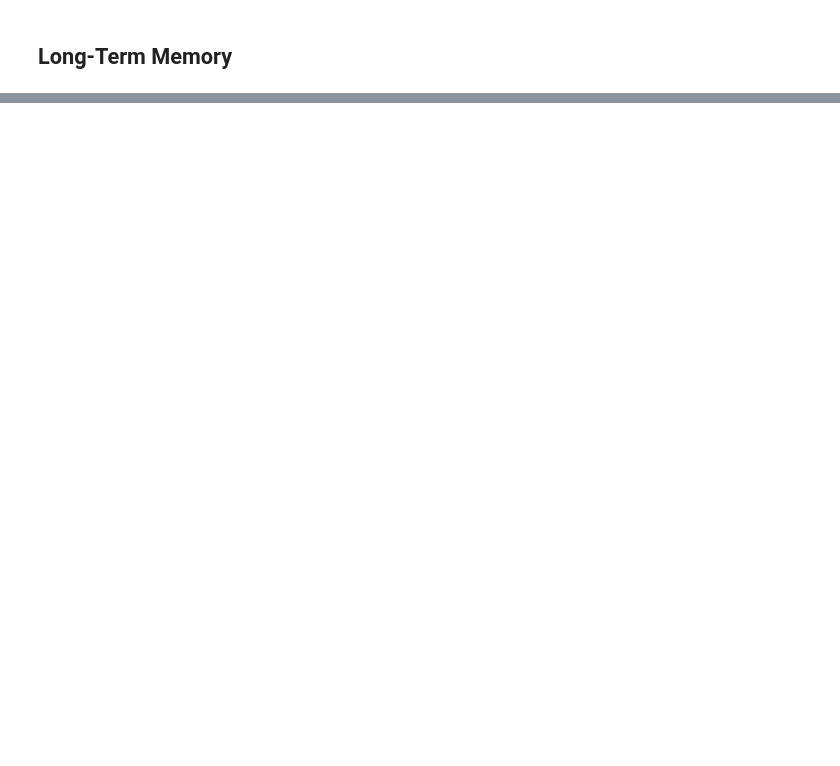
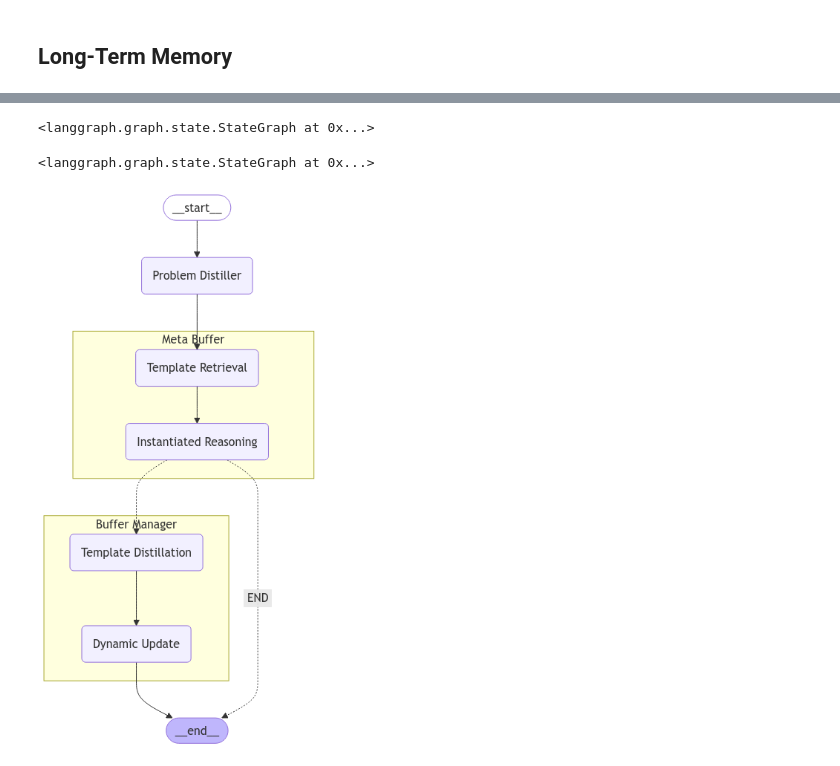
Before and after one commit to lubok-dot/agentic, a Jupyter notebook: nbs/03_buffer_of_thought.ipynb, the cells around one changed output, grey strips where cells are left out. Saved outputs shown, nothing was run; the diff lists cells and outputs as text; code cells hidden in the pictures; blank space fills up the shorter version.

```diff
--- a/nbs/03_buffer_of_thought.ipynb
+++ b/nbs/03_buffer_of_thought.ipynb
@@ -276,6 +272,0 @@ if populate:
-# %%
-# | export
-
-class BoTState(MessagesState):
-    template_text: Optional[str]
-    distilled_problem: str
@@ -362,0 +570,53 @@ def dynamic_meta_buffer_update(state: BoTState, config: RunnableConfig, store: B
+# %%
+# | exports
+
+meta_buffer = StateGraph(BoTState)
+
+# add nodes
+meta_buffer.add_node("Template Retrieval", template_retrieval)
+meta_buffer.add_node("Instantiated Reasoning", instantiate_reasoning)
+
+# add edges
+meta_buffer.add_edge(START, "Template Retrieval")
+meta_buffer.add_edge("Template Retrieval", "Instantiated Reasoning")
+meta_buffer.add_edge("Instantiated Reasoning", END)
+# %% [output]
+<langgraph.graph.state.StateGraph at 0x...>
+# %%
+# | exports
+
+buffer_manager = StateGraph(BoTState)
+
+# add nodes
+buffer_manager.add_node("Template Distillation", template_distillation)
+buffer_manager.add_node("Dynamic Update", dynamic_meta_buffer_update)
+
+# add edges
+buffer_manager.add_edge(START, "Template Distillation")
+buffer_manager.add_edge("Template Distillation", "Dynamic Update")
+buffer_manager.add_edge("Dynamic Update", END)
+# %% [output]
+<langgraph.graph.state.StateGraph at 0x...>
+# %%
+# | exports
+
+memory = MemorySaver()
+bot_graph = StateGraph(BoTState)
+
+# add nodes
+bot_graph.add_node("Problem Distiller", problem_distiller)
+bot_graph.add_node("Meta Buffer", meta_buffer.compile(checkpointer=memory))
+bot_graph.add_node(
+    "Buffer Manager", buffer_manager.compile(checkpointer=memory))
+
+# add edges
+bot_graph.add_edge(START, "Problem Distiller")
+bot_graph.add_edge("Problem Distiller", "Meta Buffer")
+bot_graph.add_conditional_edges(
+    "Meta Buffer", update_required, {
+        "Buffer Manager": "Buffer Manager", "END": END}
+)
+bot_graph.add_edge("Buffer Manager", END)
+
+# compile graph
+bot_agent = bot_graph.compile(checkpointer=memory, store=template_store)
@@ -362,0 +626,5 @@ def dynamic_meta_buffer_update(state: BoTState, config: RunnableConfig, store: B
+# %%
+# View
+display(Image(bot_agent.get_graph(xray=1).draw_mermaid_png()))
+# %% [output]
+[figure, added]
```
Also changed, not shown: parts of 56 cells of this notebook, 13 other files.
